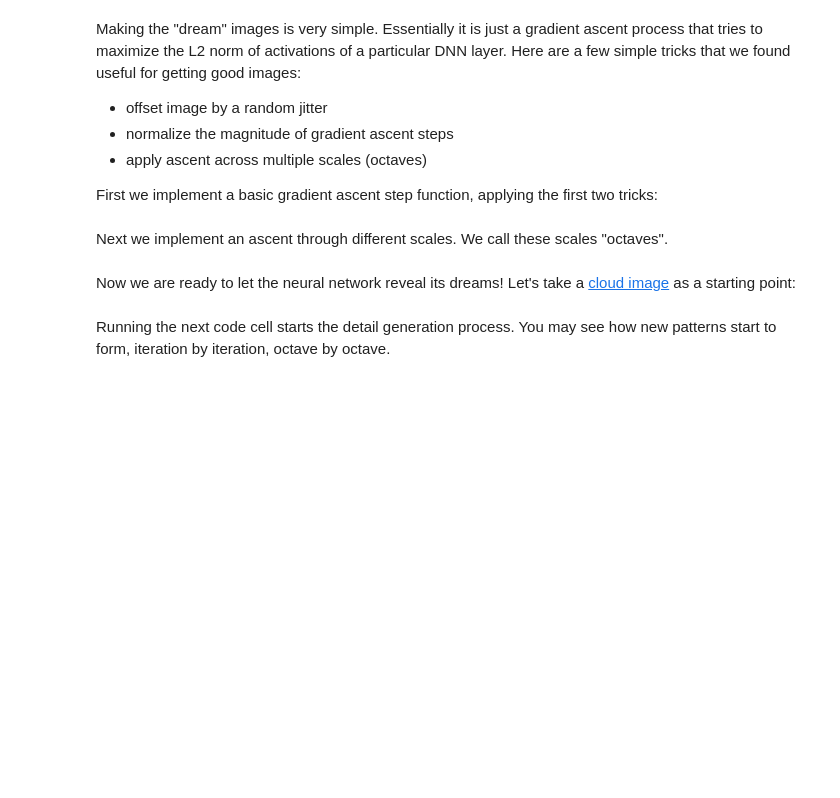
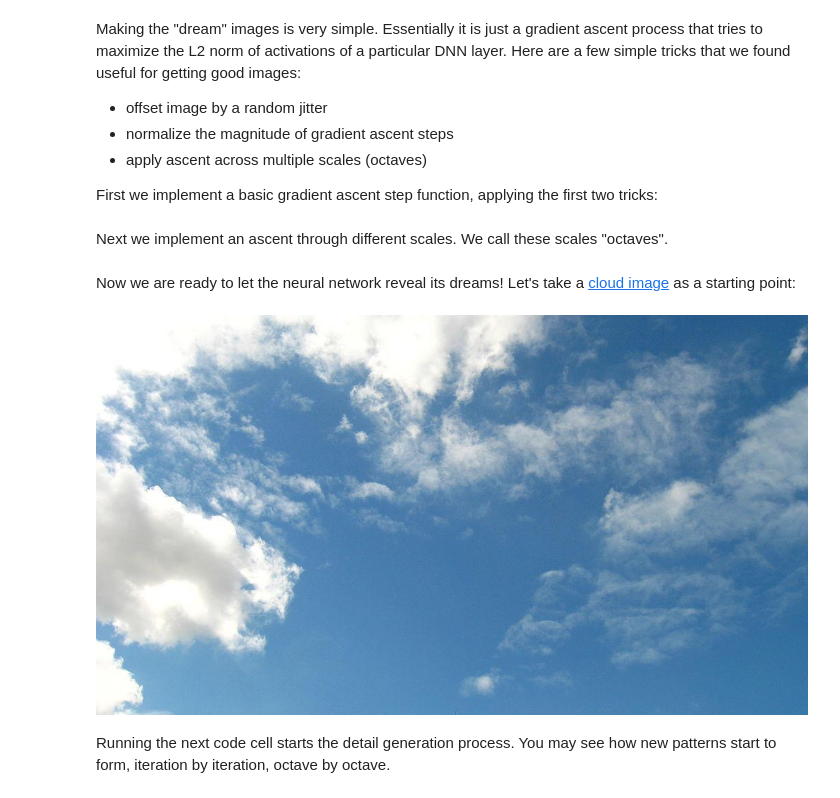
Before and after one commit to fssongwei/JupyterTest, a Jupyter notebook: dream.ipynb, the cells around one changed output. Drawn from its saved outputs; the diff is of its cells as text; code cells hidden in the pictures; blank space fills up the shorter version.

```diff
--- a/dream.ipynb
+++ b/dream.ipynb
@@ -129,5 +129,10 @@ def deepdream(net, base_img, iter_n=10, octave_n=4, octave_scale=1.4,
     return deprocess(net, src.data[0])
 # %% [markdown]
 Now we are ready to let the neural network reveal its dreams! Let's take a [cloud image](https://commons.wikimedia.org/wiki/File:Appearance_of_sky_for_weather_forecast,_Dhaka,_Bangladesh.JPG) as a starting point:
+# %%
+img = np.float32(PIL.Image.open('sky1024px.jpg'))
+showarray(img)
+# %% [output]
+[figure, added]
 # %% [markdown]
 Running the next code cell starts the detail generation process. You may see how new patterns start to form, iteration by iteration, octave by octave.
```
Also changed, not shown: parts of 5 cells of this notebook, 3 other files.
